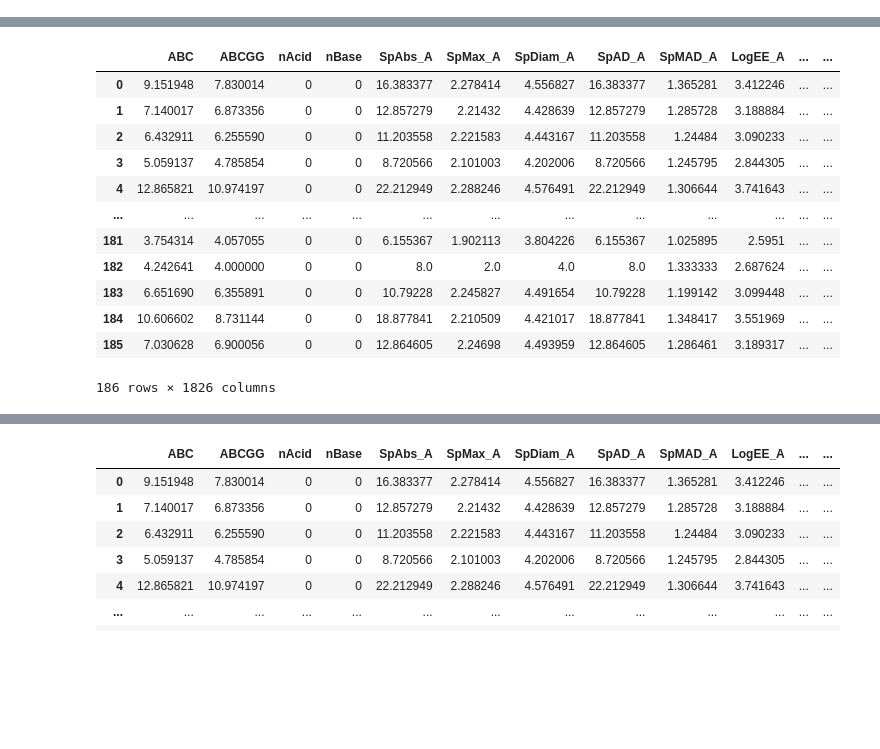
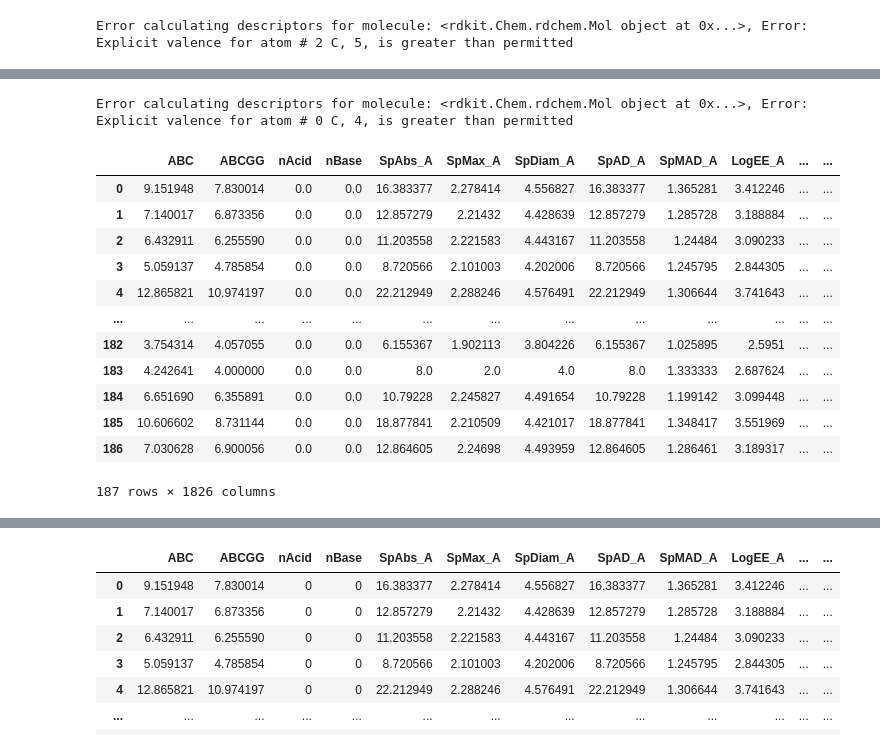
Before and after one commit to igmure/Redox_pred, a Jupyter notebook: dataset3d.ipynb, the cells around one changed output, grey strips where cells are left out. Cells and saved outputs as stored; diff of their text form; code cells hidden in the pictures; blank space fills up the shorter version.

Commit message:
Update SOAP notebook  and refine model parameters; enhance XYZ to mol conversion with error handling and geometry optimization

```diff
--- a/dataset3d.ipynb
+++ b/dataset3d.ipynb
@@ -62,16 +36,0 @@ img.show()
-# %%
-'''
-how to calculate smiles from xyz file in rdkit
-'''
-from rdkit.Chem import  MolToSmiles, rdDetermineBonds, Draw, MolFromXYZFile, Mol, RemoveHs
-raw_mol = MolFromXYZFile('data/rop313/orop/124/1.gfn2.xyz')
-mol = Mol(raw_mol)
-rdDetermineBonds.DetermineBonds(mol, charge=0)
-mol_no_h = RemoveHs(mol)
-smi = MolToSmiles(mol_no_h, canonical=True, isomericSmiles=False)
-print("SMILES:", smi)
-img = Draw.MolToImage(mol_no_h)
-
-
-output_image_file = "mol.png"
-img.save(output_image_file)
@@ -80,12 +37,8 @@ SMILES: O=Cc1ccc2ccccc2c1
 # %%
-#cleaning up dataset
-# saving only id and correct SMILES
+import pandas as pd
+#df=df.drop(columns=['dG_red', 'Solvent', 'Charge_gn', 'Charge_rd', 'UHF_gn', 'UHF_rd', 'NumAtoms_1'])
+df_cleaned = df.dropna(subset=["SMILES_1"])
+df_cleaned = df_cleaned.dropna(subset=["mol"])
 
-import pandas as pd
-
-
-df=df.drop(columns=['dG_red', 'Solvent', 'Charge_gn', 'Charge_rd', 'UHF_gn', 'UHF_rd', 'NumAtoms_1', 'SMILES_1'])
-
-
-df
+df_cleaned
 # %% [output]
@@ -122,18 +58,22 @@ df
 # %%
-#calculate all 2d desctiptors based on smiles
-
 from rdkit import Chem
 from mordred import Calculator, descriptors
 import numpy as np
 np.float = float
 
-mols = df["mol"].tolist()
+mols = df_cleaned["mol"].tolist()
 
 calc=Calculator(descriptors, ignore_3D=False)
 
-res = [calc(mol).asdict() for mol in mols]
+res = []
+for mol in mols:
+	try:
+		res.append(calc(mol).asdict())
+	except Exception as e:
+		print(f"Error calculating descriptors for molecule: {mol}, Error: {e}")
+		res.append({})
 
-df2=pd.DataFrame(res)
+df2 = pd.DataFrame(res)
 
 df2
 # %% [output]
@@ -139,0 +81 @@ df2
+Error calculating descriptors for molecule: <rdkit.Chem.rdchem.Mol object at 0x...>, Error: Explicit valence for atom # 2 C, 5, is greater than permitted
@@ -140,16 +83,17 @@ df2
+Error calculating descriptors for molecule: <rdkit.Chem.rdchem.Mol object at 0x...>, Error: Explicit valence for atom # 0 C, 4, is greater than permitted
 |  | ABC | ABCGG | nAcid | nBase | SpAbs_A | SpMax_A | SpDiam_A | SpAD_A | SpMAD_A | LogEE_A | ... | ... |
-| 0 | 9.151948 | 7.830014 | 0 | 0 | 16.383377 | 2.278414 | 4.556827 | 16.383377 | 1.365281 | 3.412246 | ... | ... |
-| 1 | 7.140017 | 6.873356 | 0 | 0 | 12.857279 | 2.21432 | 4.428639 | 12.857279 | 1.285728 | 3.188884 | ... | ... |
-| 2 | 6.432911 | 6.255590 | 0 | 0 | 11.203558 | 2.221583 | 4.443167 | 11.203558 | 1.24484 | 3.090233 | ... | ... |
-| 3 | 5.059137 | 4.785854 | 0 | 0 | 8.720566 | 2.101003 | 4.202006 | 8.720566 | 1.245795 | 2.844305 | ... | ... |
-| 4 | 12.865821 | 10.974197 | 0 | 0 | 22.212949 | 2.288246 | 4.576491 | 22.212949 | 1.306644 | 3.741643 | ... | ... |
+| 0 | 9.151948 | 7.830014 | 0.0 | 0.0 | 16.383377 | 2.278414 | 4.556827 | 16.383377 | 1.365281 | 3.412246 | ... | ... |
+| 1 | 7.140017 | 6.873356 | 0.0 | 0.0 | 12.857279 | 2.21432 | 4.428639 | 12.857279 | 1.285728 | 3.188884 | ... | ... |
+| 2 | 6.432911 | 6.255590 | 0.0 | 0.0 | 11.203558 | 2.221583 | 4.443167 | 11.203558 | 1.24484 | 3.090233 | ... | ... |
+| 3 | 5.059137 | 4.785854 | 0.0 | 0.0 | 8.720566 | 2.101003 | 4.202006 | 8.720566 | 1.245795 | 2.844305 | ... | ... |
+| 4 | 12.865821 | 10.974197 | 0.0 | 0.0 | 22.212949 | 2.288246 | 4.576491 | 22.212949 | 1.306644 | 3.741643 | ... | ... |
 | ... | ... | ... | ... | ... | ... | ... | ... | ... | ... | ... | ... | ... |
-| 181 | 3.754314 | 4.057055 | 0 | 0 | 6.155367 | 1.902113 | 3.804226 | 6.155367 | 1.025895 | 2.5951 | ... | ... |
-| 182 | 4.242641 | 4.000000 | 0 | 0 | 8.0 | 2.0 | 4.0 | 8.0 | 1.333333 | 2.687624 | ... | ... |
-| 183 | 6.651690 | 6.355891 | 0 | 0 | 10.79228 | 2.245827 | 4.491654 | 10.79228 | 1.199142 | 3.099448 | ... | ... |
-| 184 | 10.606602 | 8.731144 | 0 | 0 | 18.877841 | 2.210509 | 4.421017 | 18.877841 | 1.348417 | 3.551969 | ... | ... |
-| 185 | 7.030628 | 6.900056 | 0 | 0 | 12.864605 | 2.24698 | 4.493959 | 12.864605 | 1.286461 | 3.189317 | ... | ... |
+| 182 | 3.754314 | 4.057055 | 0.0 | 0.0 | 6.155367 | 1.902113 | 3.804226 | 6.155367 | 1.025895 | 2.5951 | ... | ... |
+| 183 | 4.242641 | 4.000000 | 0.0 | 0.0 | 8.0 | 2.0 | 4.0 | 8.0 | 1.333333 | 2.687624 | ... | ... |
+| 184 | 6.651690 | 6.355891 | 0.0 | 0.0 | 10.79228 | 2.245827 | 4.491654 | 10.79228 | 1.199142 | 3.099448 | ... | ... |
+| 185 | 10.606602 | 8.731144 | 0.0 | 0.0 | 18.877841 | 2.210509 | 4.421017 | 18.877841 | 1.348417 | 3.551969 | ... | ... |
+| 186 | 7.030628 | 6.900056 | 0.0 | 0.0 | 12.864605 | 2.24698 | 4.493959 | 12.864605 | 1.286461 | 3.189317 | ... | ... |
-186 rows × 1826 columns
+187 rows × 1826 columns
 # %%
 from mordred.error import Error
 
```
Also changed, not shown: parts of 12 cells of this notebook, 7 other files.
